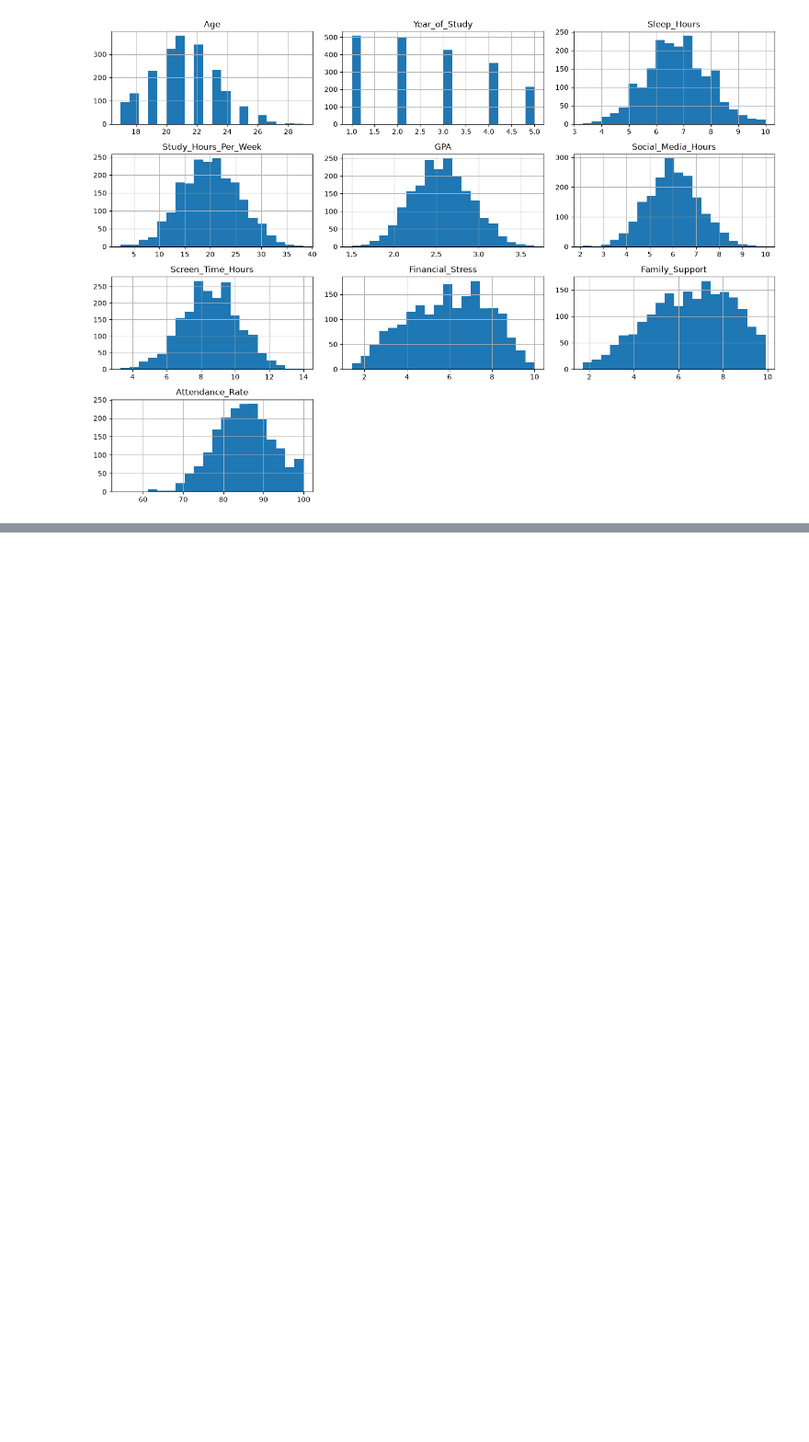
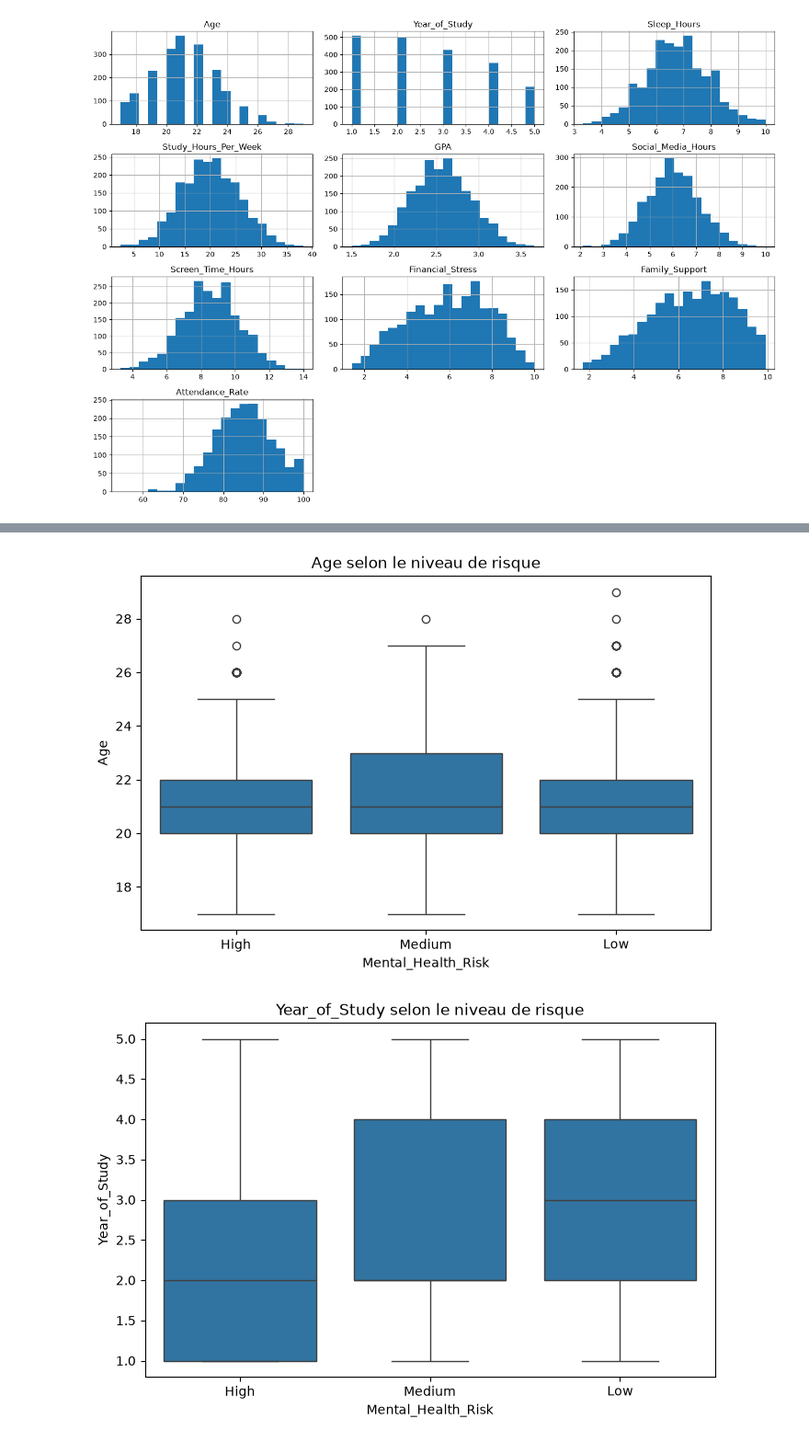
Before and after one commit to Kadiri-Mohamed/StudentMind, a Jupyter notebook: Notebooks/Notebook.ipynb, the cells around one changed output, grey strips where cells are left out. Shown at 92% size. Saved outputs shown, nothing was run; the diff lists cells and outputs as text; code cells hidden in the pictures; blank space fills up the shorter version.

```diff
--- a/Notebooks/Notebook.ipynb
+++ b/Notebooks/Notebook.ipynb
@@ -11,3 +11,3 @@ Telecharger DataSet
 # %%
-df = pd.read_csv('../Data/student_mental_health.csv')
+df = pd.read_csv('../data/student_mental_health.csv')
 # %%
@@ -137,21 +137,21 @@ plt.show()
 # %% [output]
 [figure]
 # %%
-numeric_cols = df.select_dtypes(include=np.number).columns
+numeric_features = df.select_dtypes(include=np.number).columns
 
-df[numeric_cols].hist(figsize=(14, 10), bins=20)
+df[numeric_features].hist(figsize=(14, 10), bins=20)
 plt.tight_layout()
 plt.show()
 # %% [output]
 [figure]
 # %%
-categorical_cols = df.select_dtypes(include="object").columns
+categorical_cols = df.select_dtypes(include="object").columns.drop("Student_ID", errors="ignore")
+
 
 for col in categorical_cols:
-    if col != "Student_ID":
-        plt.figure(figsize=(8, 4))
-        sns.countplot(data=df, x=col)
-        plt.title("Distribution de " + col)
-        plt.show()
+    plt.figure(figsize=(8, 4))
+    sns.countplot(data=df, x=col)
+    plt.title("Distribution de " + col)
+    plt.show()
 # %% [output]
 See https://pandas.pydata.org/docs/user_guide/migration-3-strings.html#string-migration-select-dtypes for details on how to write code that works with pandas 2 and 3.
@@ -162,3 +162,13 @@ See https://pandas.pydata.org/docs/user_guide/migration-3-strings.html#string-mi
 [figure]
 [figure]
 [figure]
+# %%
+numeric_features.drop("Year_of_Study")
+for col in numeric_features:
+    plt.figure(figsize=(8, 5))
+    sns.boxplot(data=df, x="Mental_Health_Risk", y=col)
+    plt.title(col + " selon le niveau de risque")
+    plt.show()
+# %% [output]
+[figure, added]
+[figure, added]
```
Also changed, not shown: parts of 24 cells of this notebook.
